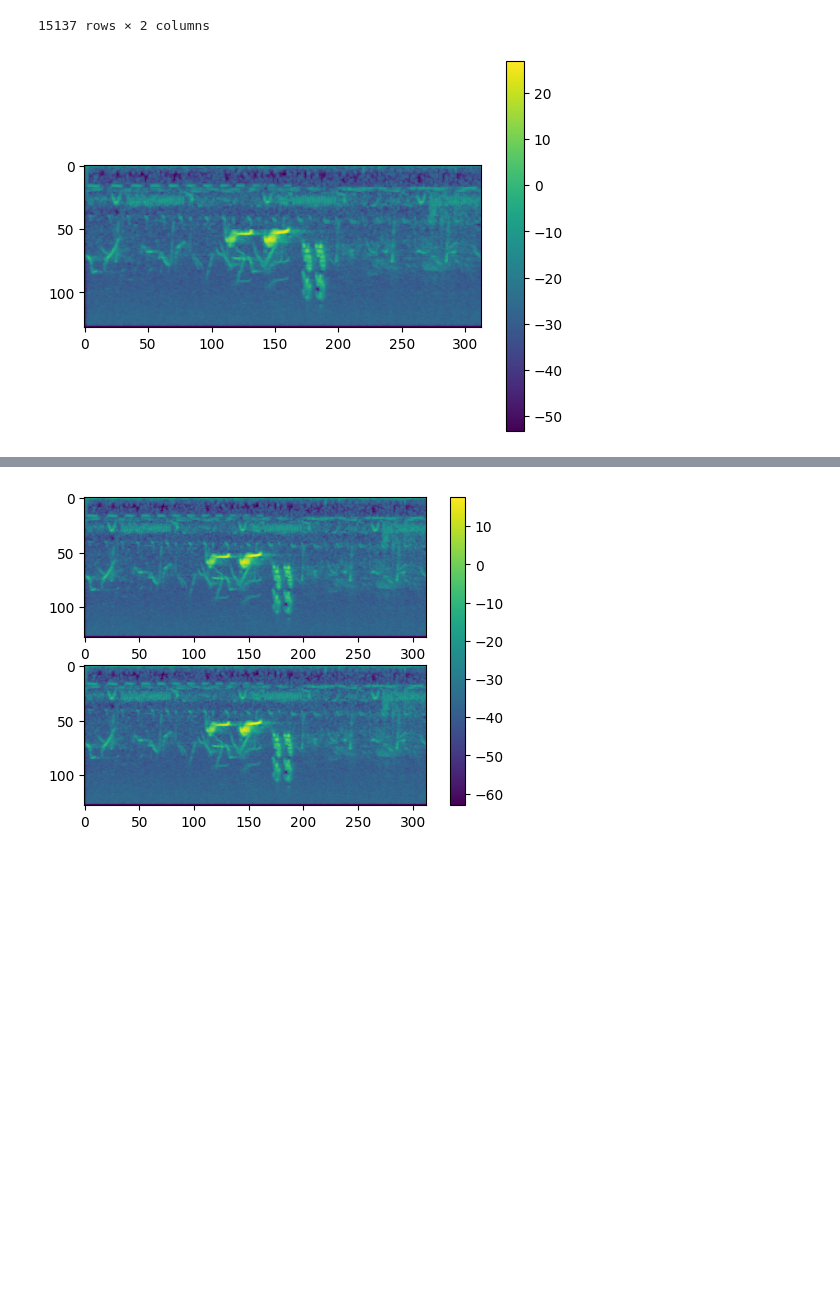
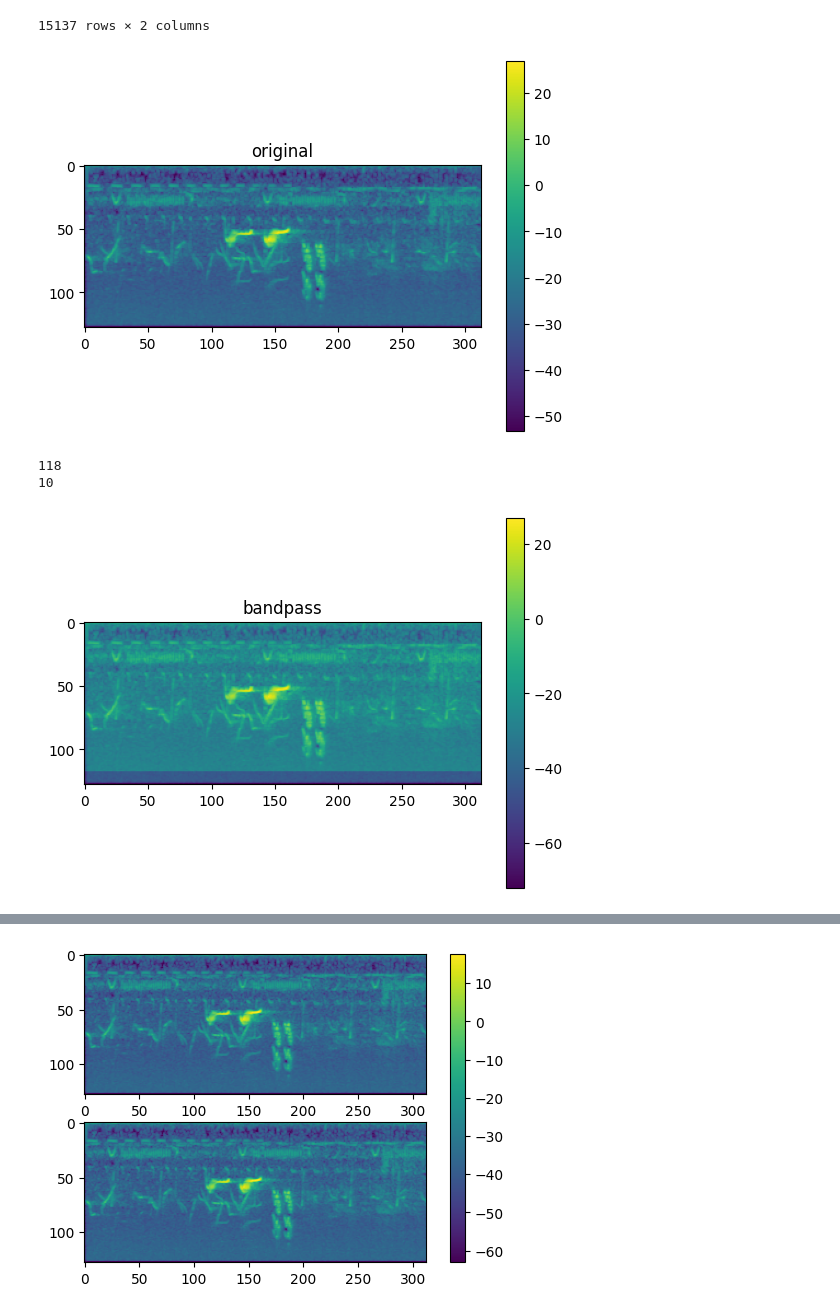
Before and after one commit to YutoShibata07/BirdCLEF2023, a Jupyter notebook: src/utils/EDA.ipynb, the cells around one changed output, grey strips where cells are left out. Saved outputs shown, nothing was run; the diff lists cells and outputs as text; code cells hidden in the pictures; blank space fills up the shorter version.

```diff
--- a/src/utils/EDA.ipynb
+++ b/src/utils/EDA.ipynb
@@ -121,13 +121,43 @@ tmp[['primary_label', 'target_prob']]
 | 15135 | norcar | 5.420793e-05 |
 | 15136 | norcar | 1.138486e-07 |
 15137 rows × 2 columns
-# %%
-import numpy as np
-import matplotlib.pyplot as plt
-tmp = np.load('/home/ubuntu/slocal/BirdCLEF2023/dataset/logmel/abethr1/XC128013.npy')
-fig, ax = plt.subplots()
-im = ax.imshow(tmp[0])
-fig.colorbar(im, ax=ax)
-plt.show()
-# %% [output]
-[figure, removed]
+# %%
+import numpy as np
+import matplotlib.pyplot as plt
+import random
+sound = np.load('/home/ubuntu/slocal/BirdCLEF2023/dataset/logmel/abethr1/XC128013.npy')[0]
+fig, ax = plt.subplots()
+im = ax.imshow(sound)
+fig.colorbar(im, ax=ax)
+plt.title('original')
+plt.show()
+
+def random_power(images, power = 1.5, c= 0.7):
+    images = images - images.min()
+    images = images/(images.max()+0.0000001)
+    images = images**(random.random()*power + c)
+    return images
+
+# バンドパス
+start = random.randint(1, 128-10)
+leng = random.randint(0, 128-start)
+print(start)
+print(leng)
+sound[start:start + leng,:] = sound[start:start + leng,:] + (np.random.sample((leng, sound.shape[1])).astype(np.float32) + 9) * 2 * sound.mean() * 0.05 * (np.random.sample() + 0.3)
+fig, ax = plt.subplots()
+im = ax.imshow(sound)
+fig.colorbar(im, ax=ax)
+plt.title('bandpass')
+plt.show()
+
+sound = random_power(images=sound, power = 3, c= 0.5)
+fig, ax = plt.subplots()
+im = ax.imshow(sound)
+fig.colorbar(im, ax=ax)
+plt.title('contrast enhancement')
+plt.show()
+# %% [output]
+[figure, added]
+118
+10
+[figure, added]
```
Also changed, not shown: parts of 12 cells of this notebook, 3 other files.
